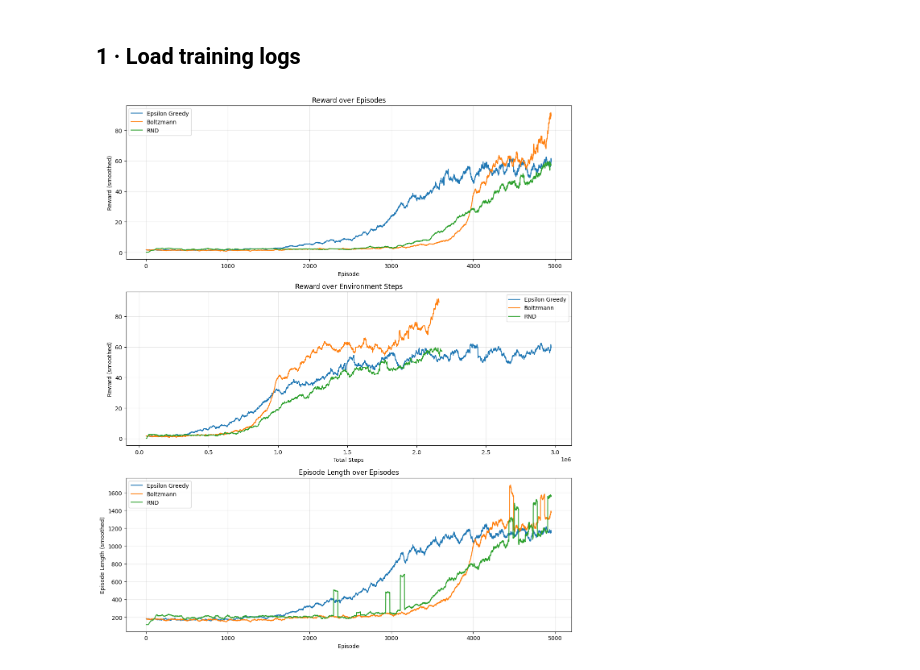
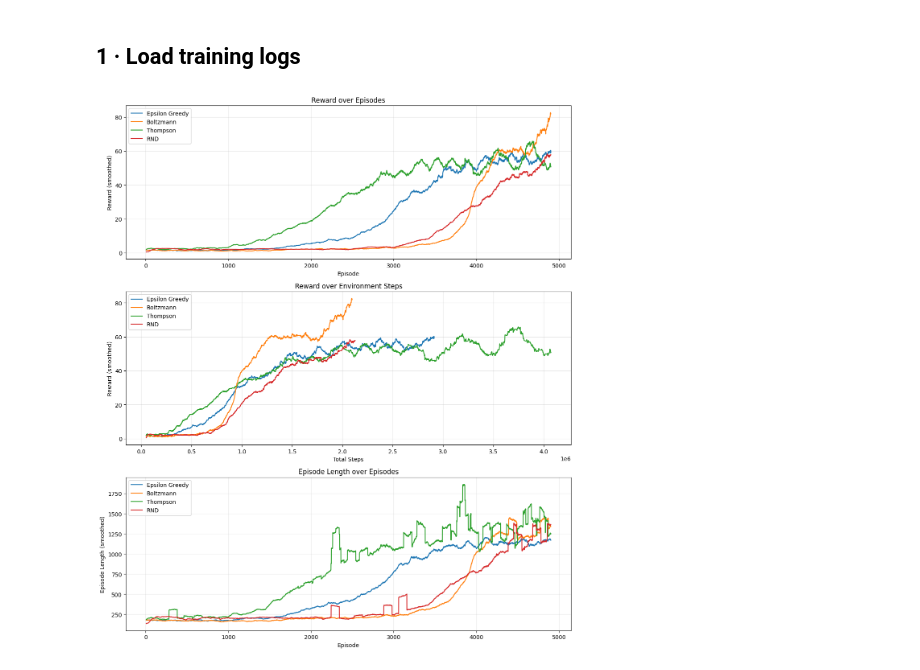
Before and after one commit to benatfroemming/exploration, a Jupyter notebook: results.ipynb, the cells around one changed output. Cells and saved outputs as stored; diff of their text form; code cells hidden in the pictures.

Commit message:
Add thompson

```diff
--- a/results.ipynb
+++ b/results.ipynb
@@ -18,34 +18,65 @@ import numpy as np
 
 EPSILON_GREEDY_DIR = '/content/drive/MyDrive/Exploration/EpsilonGreedy/'
 BOLTZMANN_DIR      = '/content/drive/MyDrive/Exploration/Boltzmann/'
+THOMPSON_DIR       = '/content/drive/MyDrive/Exploration/Thompson/'
 RND_DIR            = '/content/drive/MyDrive/Exploration/RND/'
 
 experiments = [
     ("Epsilon Greedy", EPSILON_GREEDY_DIR),
     ("Boltzmann", BOLTZMANN_DIR),
+    ("Thompson", THOMPSON_DIR),
     ("RND", RND_DIR),
 ]
 
+import re
+
 def load_log(path):
     records = []
+
     with open(path) as f:
-        for line in f:
-            records.append(json.loads(line))
+        for i, line in enumerate(f):
+            line = line.strip()
+            if not line:
+                continue
 
-    episodes    = np.array([r["episode"]     for r in records])
-    total_steps = np.array([r["total_steps"] for r in records])
-    rewards     = np.array([r["reward"]      for r in records])
-    ep_lens     = np.array([r["ep_len"]      for r in records])
+            # Extract ALL JSON objects from the line
+            matches = re.findall(r'\{.*?\}', line)
 
-    return episodes, total_steps, rewards, ep_lens
+            for m in matches:
+                try:
+                    records.append(json.loads(m))
+                except:
+                    continue
 
+    # If nothing loaded
+    if len(records) == 0:
+        print(f"WARNING: no valid records in {path}")
+        return np.array([]), np.array([]), np.array([]), np.array([])
 
-def smooth(values, window=50):
+    # Safely extract fields and skip bad records
+    def safe_get(key):
+        return np.array([r[key] for r in records if key in r])
+
+    episodes    = safe_get("episode")
+    total_steps = safe_get("total_steps")
+    rewards     = safe_get("reward")
+    ep_lens     = safe_get("ep_len")
+
+    # Ensure same length
+    min_len = min(len(episodes), len(total_steps), len(rewards), len(ep_lens))
+
+    return (
+        episodes[:min_len],
+        total_steps[:min_len],
+        rewards[:min_len],
+        ep_lens[:min_len],
+    )
+
+def smooth(values, window=100):
     if len(values) < window:
         return values
     kernel = np.ones(window) / window
     return np.convolve(values, kernel, mode="valid")
-
 
 def align_and_stack(list_of_arrays):
     """Trim all arrays to shortest length and stack"""
@@ -125,31 +156,31 @@ for label, directory in experiments:
         all_episodes[:len(len_mean)],
         len_mean - len_std,
         len_mean + len_std,
         alpha=0.2
     )
 
 ax_rew_ep.set_title("Reward over Episodes")
 ax_rew_ep.set_xlabel("Episode")
 ax_rew_ep.set_ylabel("Reward (smoothed)")
 ax_rew_ep.grid(True, alpha=0.3)
 
 ax_rew_step.set_title("Reward over Environment Steps")
 ax_rew_step.set_xlabel("Total Steps")
 ax_rew_step.set_ylabel("Reward (smoothed)")
 ax_rew_step.grid(True, alpha=0.3)
 
 ax_len_ep.set_title("Episode Length over Episodes")
 ax_len_ep.set_xlabel("Episode")
 ax_len_ep.set_ylabel("Episode Length (smoothed)")
 ax_len_ep.grid(True, alpha=0.3)
 
 # Clean legends
 for ax in axes:
     handles, labels = ax.get_legend_handles_labels()
     unique = dict(zip(labels, handles))
     ax.legend(unique.values(), unique.keys())
 
 plt.tight_layout()
 plt.show()
 # %% [output]
-[figure, old version]
+[figure, new version]
```
Also changed, not shown: 1 other file.
